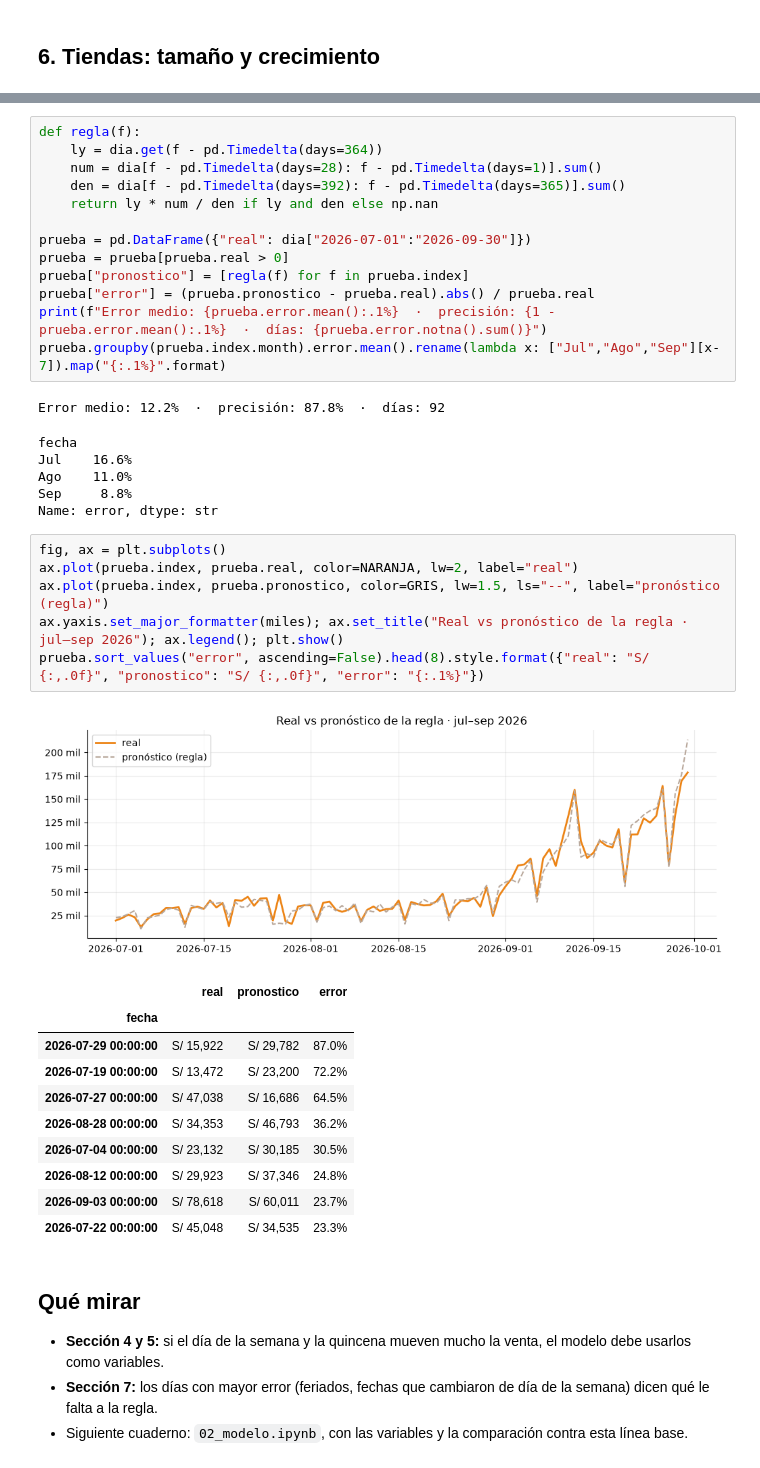
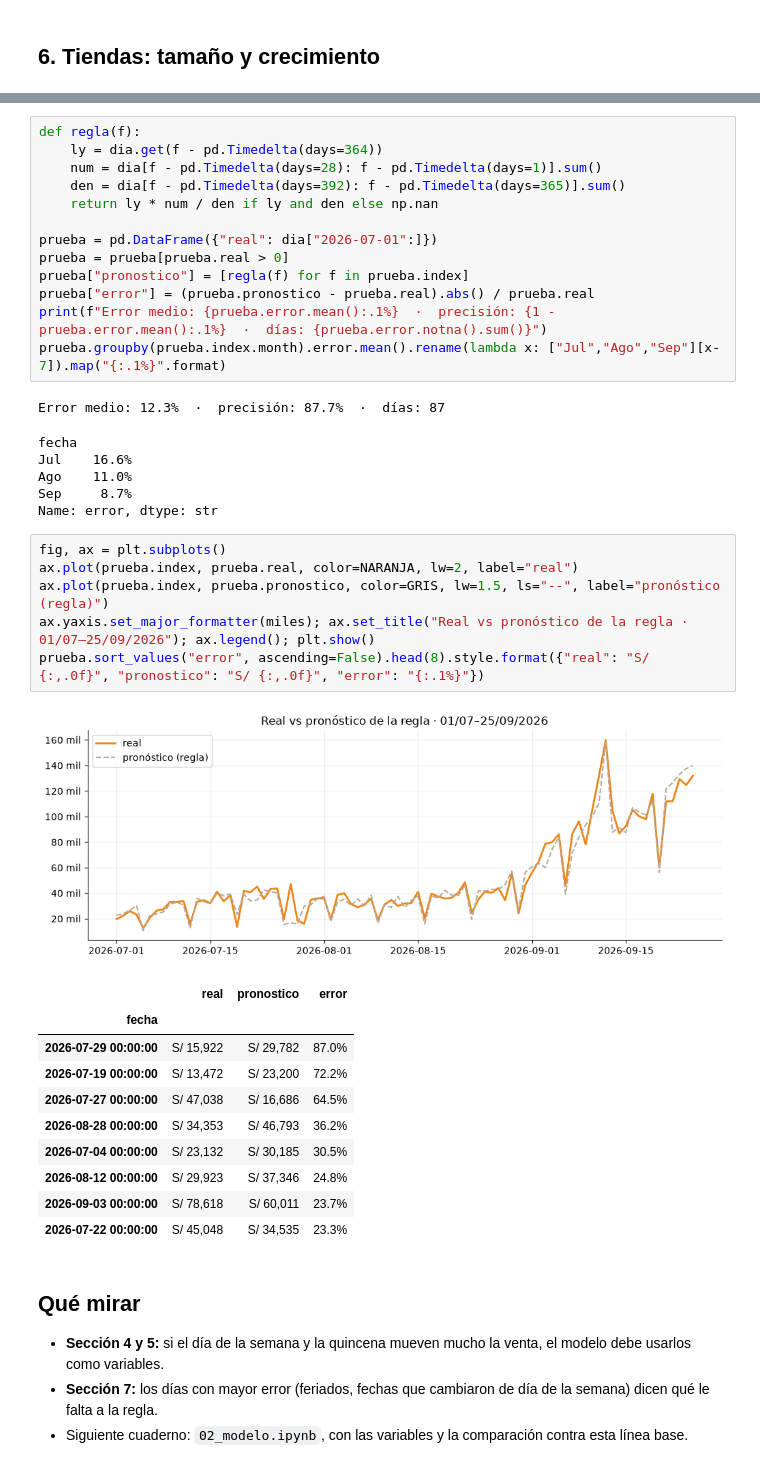
Before and after one commit to RicharRomero123/RPA-intercorpretail, a Jupyter notebook: modelo/01_exploracion.ipynb, the cells around one changed output, grey strips where cells are left out. Drawn from its saved outputs; the diff is of its cells as text.

```diff
--- a/modelo/01_exploracion.ipynb
+++ b/modelo/01_exploracion.ipynb
@@ -144,27 +140,27 @@ def regla(f):
     den = dia[f - pd.Timedelta(days=392): f - pd.Timedelta(days=365)].sum()
     return ly * num / den if ly and den else np.nan
 
-prueba = pd.DataFrame({"real": dia["2026-07-01":"2026-09-30"]})
+prueba = pd.DataFrame({"real": dia["2026-07-01":]})
 prueba = prueba[prueba.real > 0]
 prueba["pronostico"] = [regla(f) for f in prueba.index]
 prueba["error"] = (prueba.pronostico - prueba.real).abs() / prueba.real
 print(f"Error medio: {prueba.error.mean():.1%}  ·  precisión: {1 - prueba.error.mean():.1%}  ·  días: {prueba.error.notna().sum()}")
 prueba.groupby(prueba.index.month).error.mean().rename(lambda x: ["Jul","Ago","Sep"][x-7]).map("{:.1%}".format)
 # %% [output]
-Error medio: 12.2%  ·  precisión: 87.8%  ·  días: 92
+Error medio: 12.3%  ·  precisión: 87.7%  ·  días: 87
 fecha
 Jul    16.6%
 Ago    11.0%
-Sep     8.8%
+Sep     8.7%
 Name: error, dtype: str
 # %%
 fig, ax = plt.subplots()
 ax.plot(prueba.index, prueba.real, color=NARANJA, lw=2, label="real")
 ax.plot(prueba.index, prueba.pronostico, color=GRIS, lw=1.5, ls="--", label="pronóstico (regla)")
-ax.yaxis.set_major_formatter(miles); ax.set_title("Real vs pronóstico de la regla · jul–sep 2026"); ax.legend(); plt.show()
+ax.yaxis.set_major_formatter(miles); ax.set_title("Real vs pronóstico de la regla · 01/07–25/09/2026"); ax.legend(); plt.show()
 prueba.sort_values("error", ascending=False).head(8).style.format({"real": "S/ {:,.0f}", "pronostico": "S/ {:,.0f}", "error": "{:.1%}"})
 # %% [output]
-[figure, old version]
+[figure, new version]
 |  | real | pronostico | error |
 | fecha |  |  |  |
 | 2026-07-29 00:00:00 | S/ 15,922 | S/ 29,782 | 87.0% |
```
Also changed, not shown: parts of 9 cells of this notebook, 2 other files.
